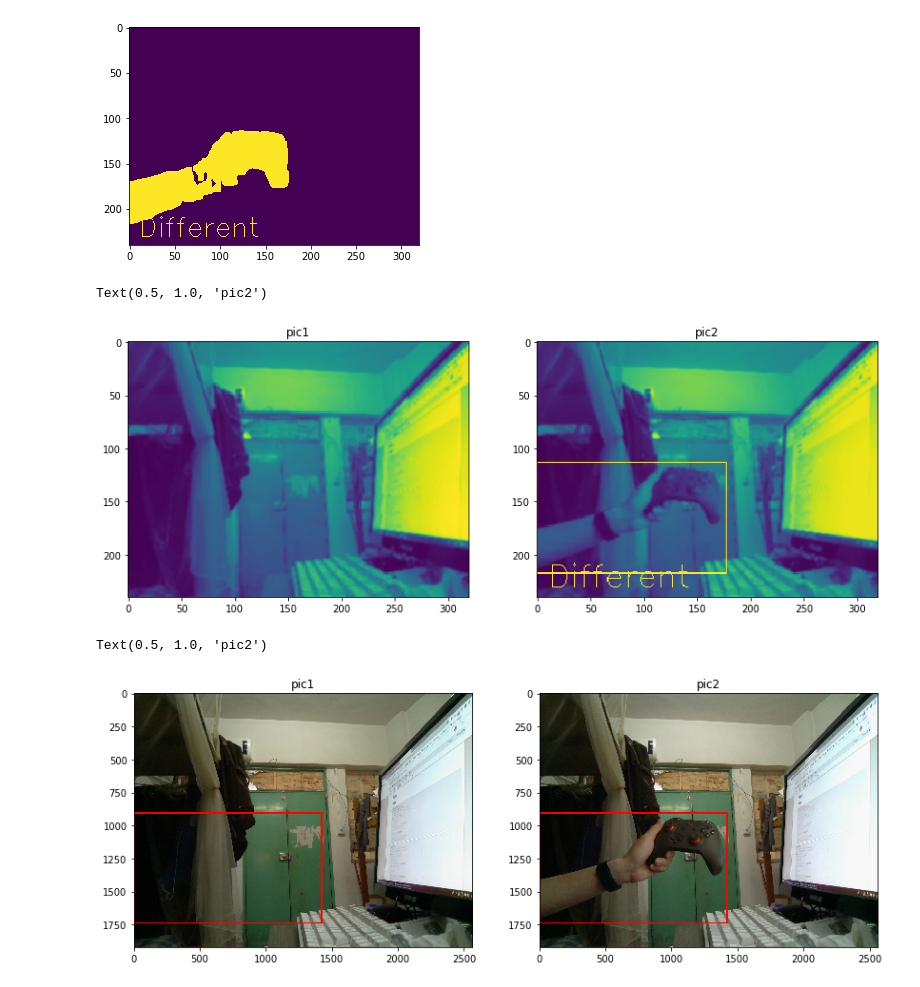
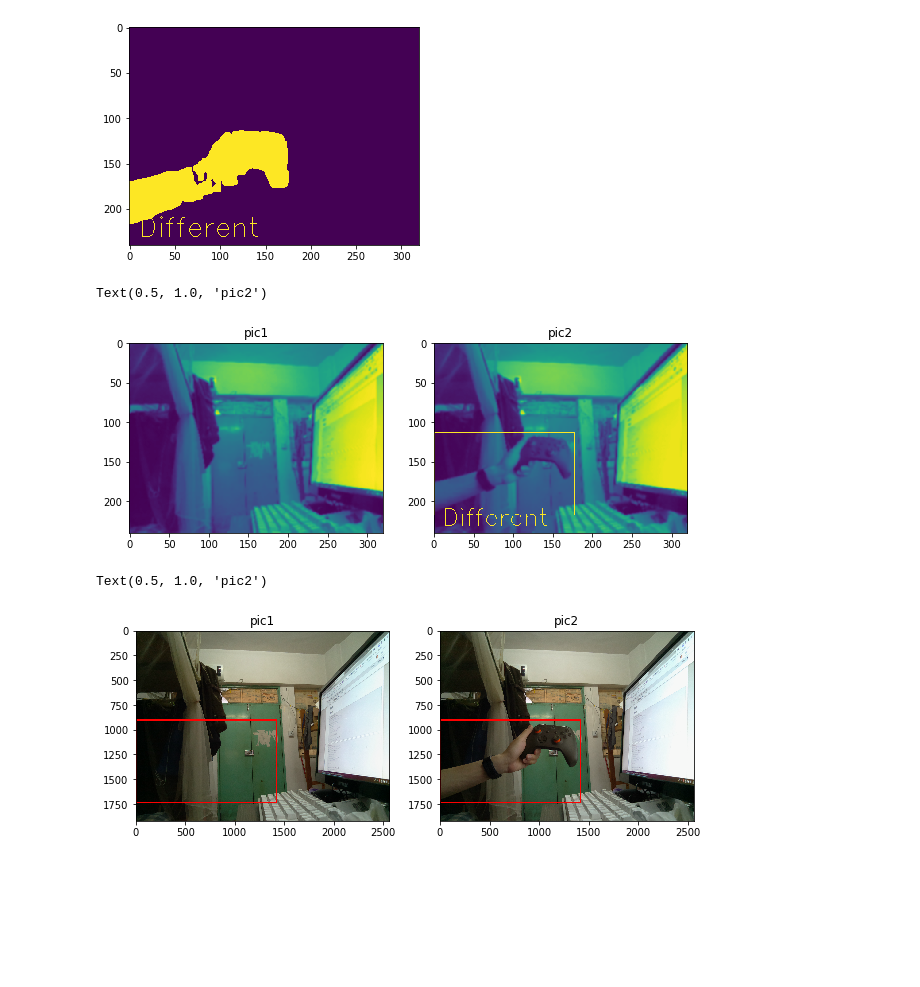
Before and after one commit to C-Li/PicDifferent, a Jupyter notebook: PicDiffer.ipynb, the cells around one changed output. Drawn from its saved outputs; the diff is of its cells as text; code cells hidden in the pictures; blank space fills up the shorter version.

```diff
--- a/PicDiffer.ipynb
+++ b/PicDiffer.ipynb
@@ -196,6 +195,7 @@ else:
     font = cv2.FONT_HERSHEY_SIMPLEX
     imgzi = cv2.putText(thresh, okText, (10, 230), font, 1, (255, 255, 255), 1) # 图像，文字内容， 坐标 ，字体，大小，颜色，字体厚度
 
+    plt.figure(figsize=(6,4))
     plt.imshow(imgzi)
 # %% [output]
 [figure]
@@ -207,16 +207,16 @@ for c in cnts:
 image2 = cv2.putText(image2, okText, (10, 230), font, 1, (255, 255, 255), 1)
 # %%
 # 输出结果
-plt.figure(figsize=(14,5))
+plt.figure(figsize=(10,5))
 plt.subplot2grid((1,2),(0,0))
 plt.imshow(image)
 plt.title('pic1')
 plt.subplot2grid((1,2),(0,1))
 plt.imshow(image2)
 plt.title('pic2')
 # %% [output]
 Text(0.5, 1.0, 'pic2')
-[figure, old version]
+[figure, new version]
 # %%
 # 输出全尺寸对比图
 image=img
@@ -232,7 +232,7 @@ for c in cnts:
     cv2.rectangle(image,(x,y),(x+w,y+h),(0,0,255),10)
 
 # 输出结果
-plt.figure(figsize=(14,5))
+plt.figure(figsize=(10,5))
 plt.subplot2grid((1,2),(0,0))
 plt.imshow(image[...,::-1])
 plt.title('pic1')
@@ -241,4 +241,4 @@ plt.imshow(image2[...,::-1])
 plt.title('pic2')
 # %% [output]
 Text(0.5, 1.0, 'pic2')
-[figure, old version]
+[figure, new version]
```
Also changed, not shown: parts of 4 cells of this notebook.
